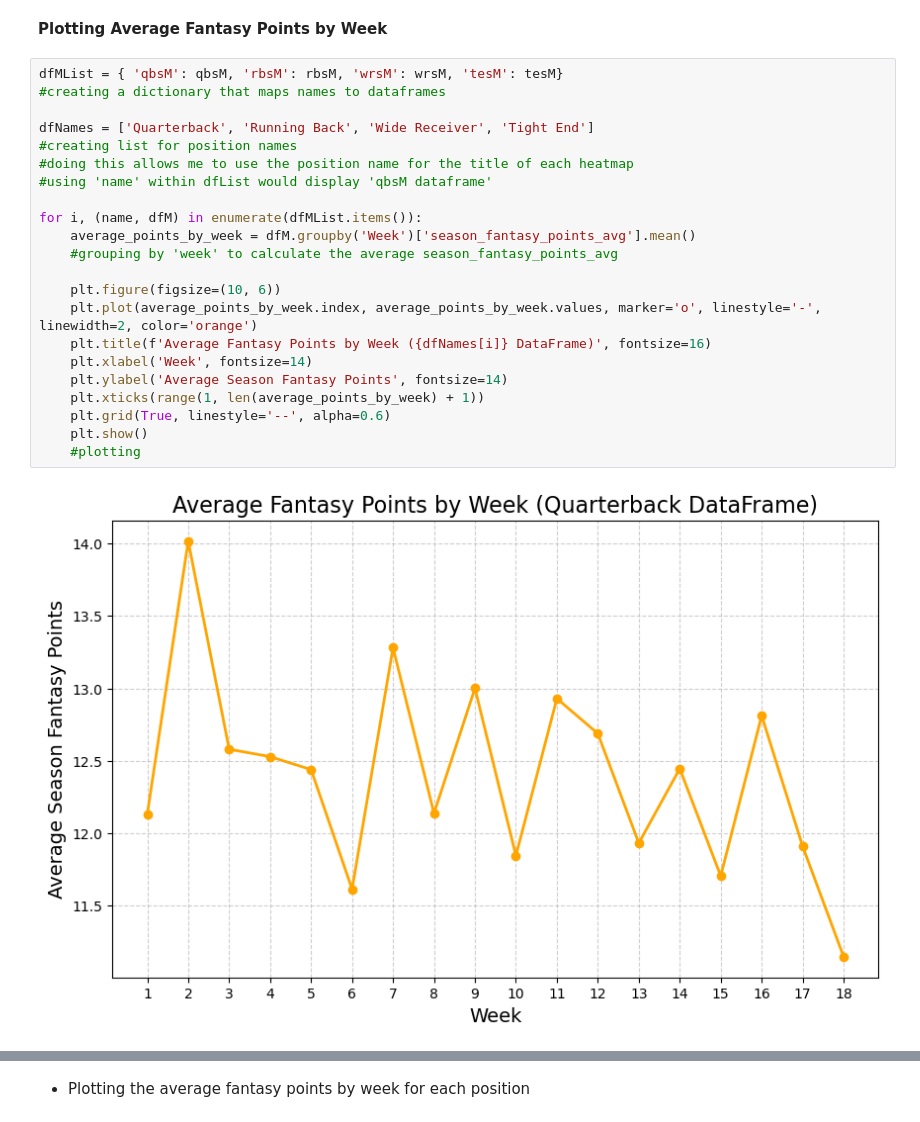
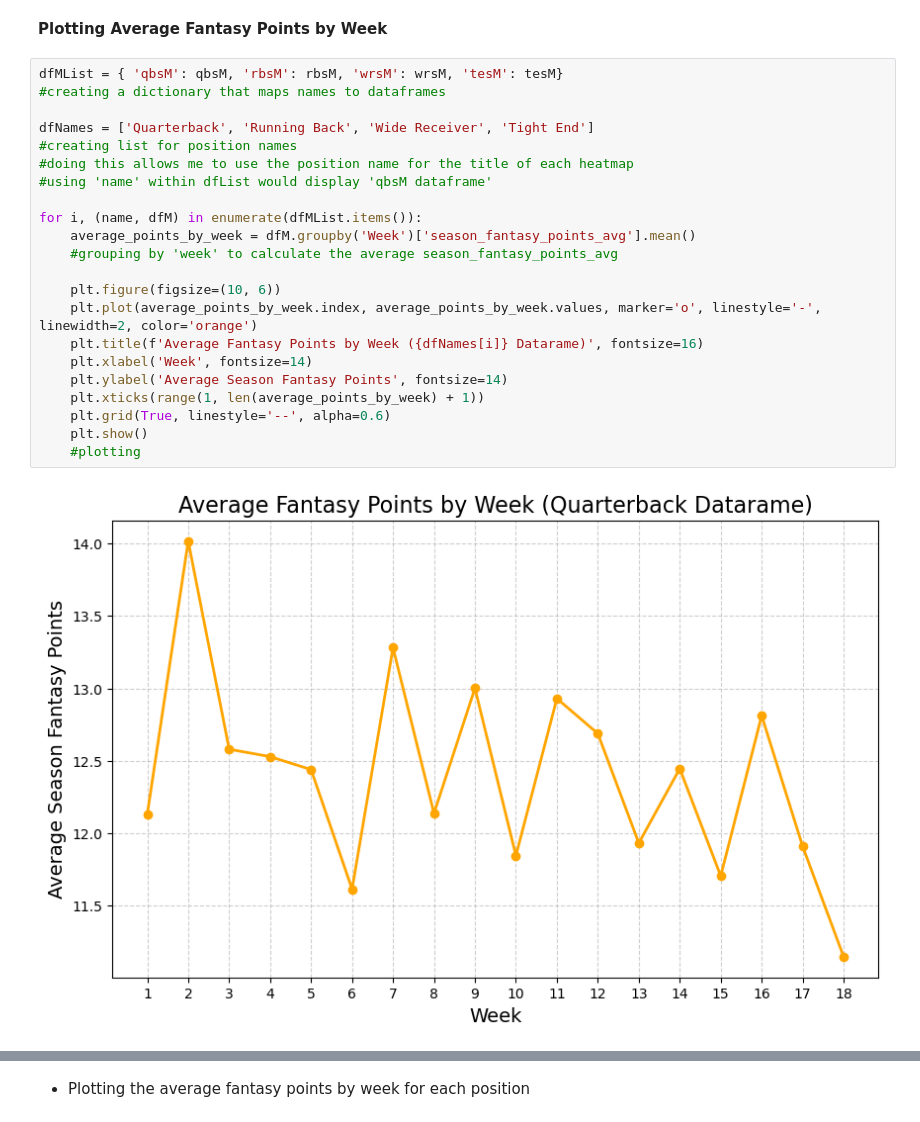
Before and after one commit to mychalortiz319/Fantasy-Forecasting, a Jupyter notebook: notebooks/FF_BaselineModeling.ipynb, the cells around one changed output, grey strips where cells are left out. Drawn from its saved outputs; the diff is of its cells as text.

```diff
--- a/notebooks/FF_BaselineModeling.ipynb
+++ b/notebooks/FF_BaselineModeling.ipynb
@@ -216,24 +218,24 @@ for name, dfM in dfList.items():
 # %%
 dfMList = { 'qbsM': qbsM, 'rbsM': rbsM, 'wrsM': wrsM, 'tesM': tesM}
 #creating a dictionary that maps names to dataframes
 
 dfNames = ['Quarterback', 'Running Back', 'Wide Receiver', 'Tight End']
 #creating list for position names
 #doing this allows me to use the position name for the title of each heatmap
 #using 'name' within dfList would display 'qbsM dataframe'
 
 for i, (name, dfM) in enumerate(dfMList.items()):
     average_points_by_week = dfM.groupby('Week')['season_fantasy_points_avg'].mean()
     #grouping by 'week' to calculate the average season_fantasy_points_avg
 
     plt.figure(figsize=(10, 6))
     plt.plot(average_points_by_week.index, average_points_by_week.values, marker='o', linestyle='-', linewidth=2, color='orange')
-    plt.title(f'Average Fantasy Points by Week ({dfNames[i]} DataFrame)', fontsize=16)
+    plt.title(f'Average Fantasy Points by Week ({dfNames[i]} Datarame)', fontsize=16)
     plt.xlabel('Week', fontsize=14)
     plt.ylabel('Average Season Fantasy Points', fontsize=14)
     plt.xticks(range(1, len(average_points_by_week) + 1))
     plt.grid(True, linestyle='--', alpha=0.6)
     plt.show()
     #plotting
 # %% [output]
-[figure, old version]
+[figure, new version]
```
Also changed, not shown: parts of 7 cells of this notebook, 8 other files.
